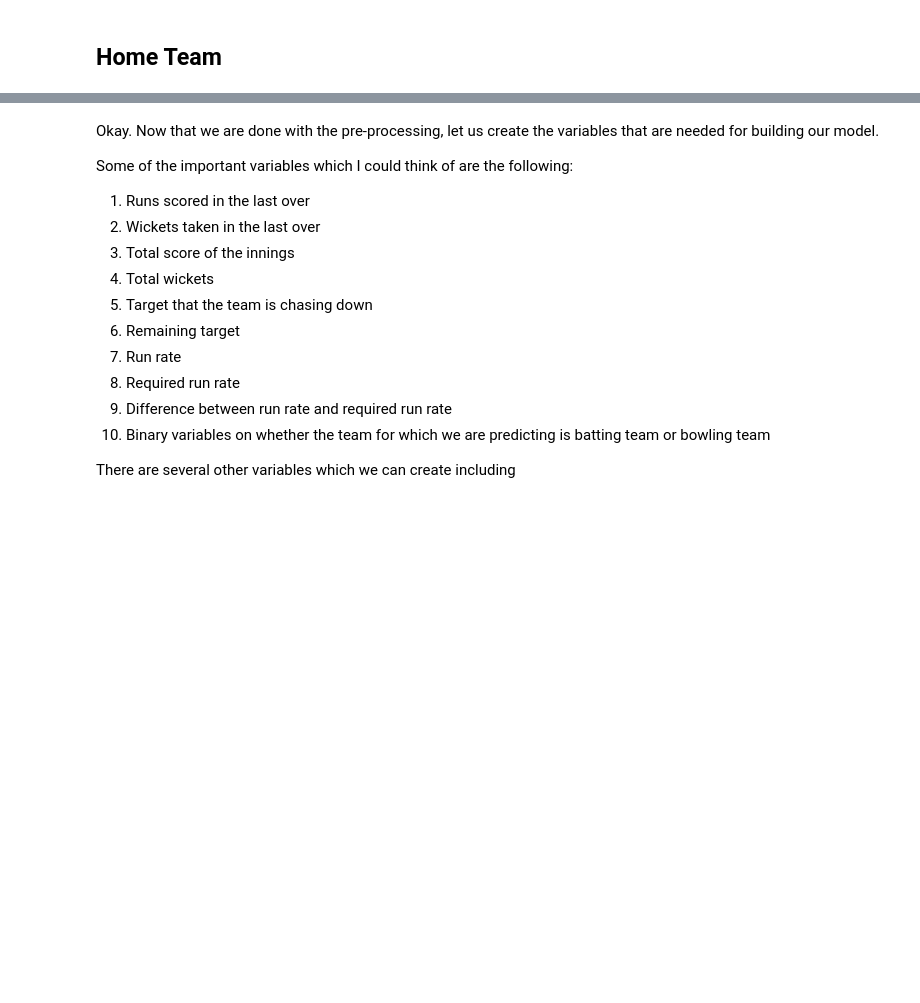
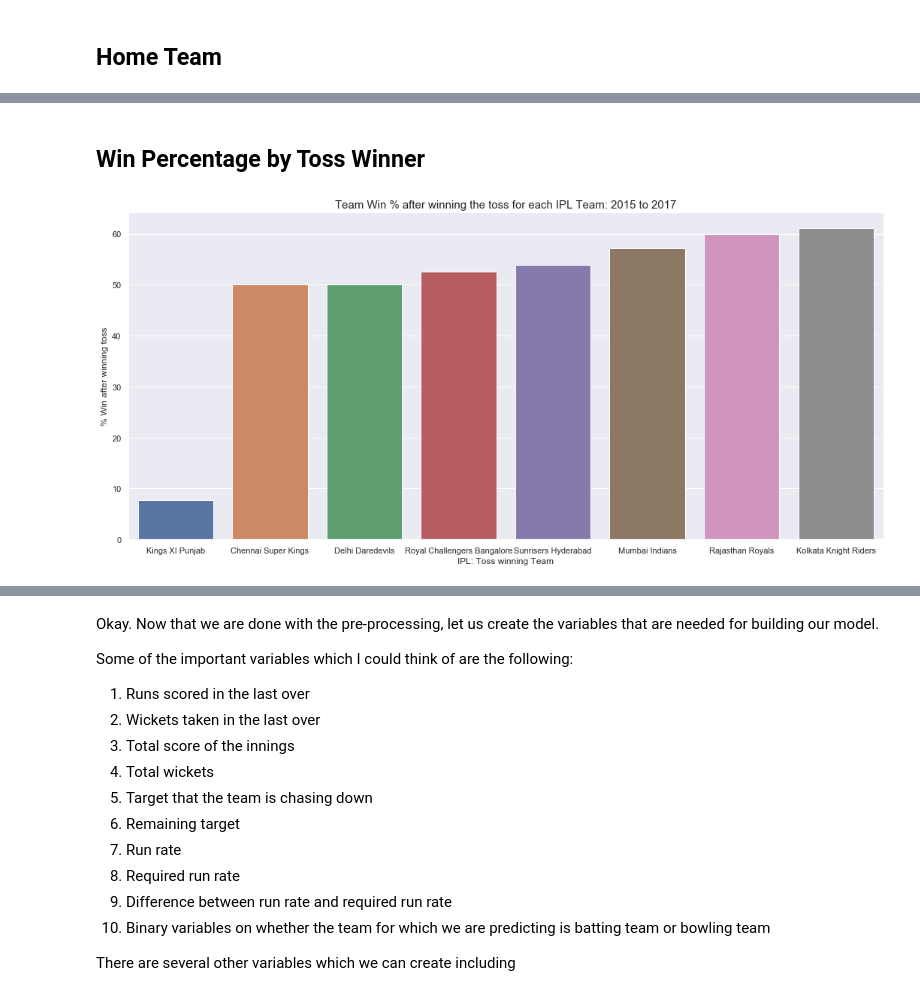
Before and after one commit to Moraut/DSND-Term-2, a Jupyter notebook: 01. Data Science Blog Post/notebook/IPL_win_prediction.ipynb, the cells around one changed output, grey strips where cells are left out. Saved outputs shown, nothing was run; the diff lists cells and outputs as text; code cells hidden in the pictures; blank space fills up the shorter version.

```diff
--- a/01. Data Science Blog Post/notebook/IPL_win_prediction.ipynb
+++ b/01. Data Science Blog Post/notebook/IPL_win_prediction.ipynb
@@ -127,0 +211,19 @@ fil_match.tail(5)
+# %% [markdown]
+## Win Percentage by Toss Winner
+# %%
+#Preprocessing for visualization
+df = fil_match[['toss_winner','toss_winner_win']].groupby('toss_winner').agg(['sum','count']).reset_index()
+df.columns = ['toss_winner','wins','Total matches with toss wins']
+df['toss_win_percentage'] = round(100*df['wins']/df['Total matches with toss wins'],2)
+
+df.sort_values(by='toss_win_percentage', inplace = True)
+
+#create barplot
+plt.figure(figsize=(18,8))
+ax = sns.barplot(x='toss_winner',y='toss_win_percentage', data = df)
+ax.set(xlabel='IPL: Toss winning Team', ylabel='% Win after winning toss')
+
+plt.title('Team Win % after winning the toss for each IPL Team: 2015 to 2017', fontsize = 15)
+plt.show()
+# %% [output]
+[figure, added]
```
Also changed, not shown: parts of 22 cells of this notebook, 1 other file.
